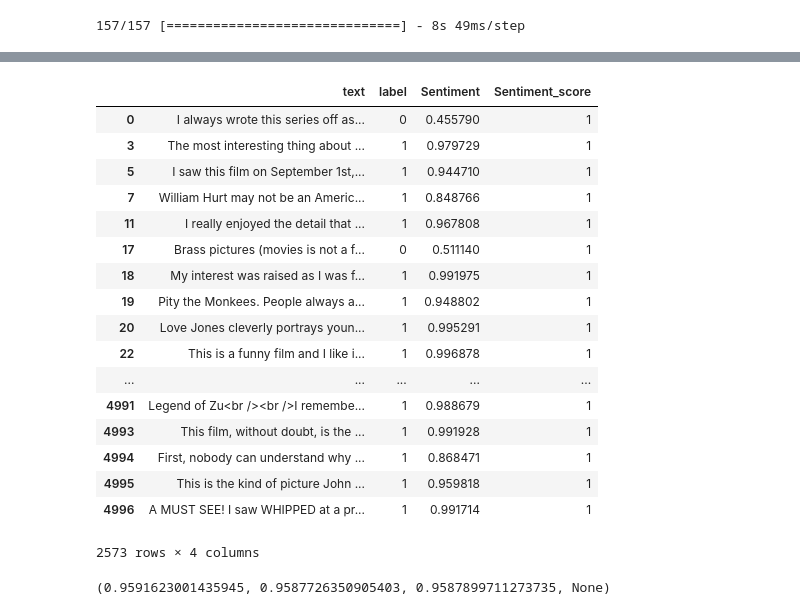
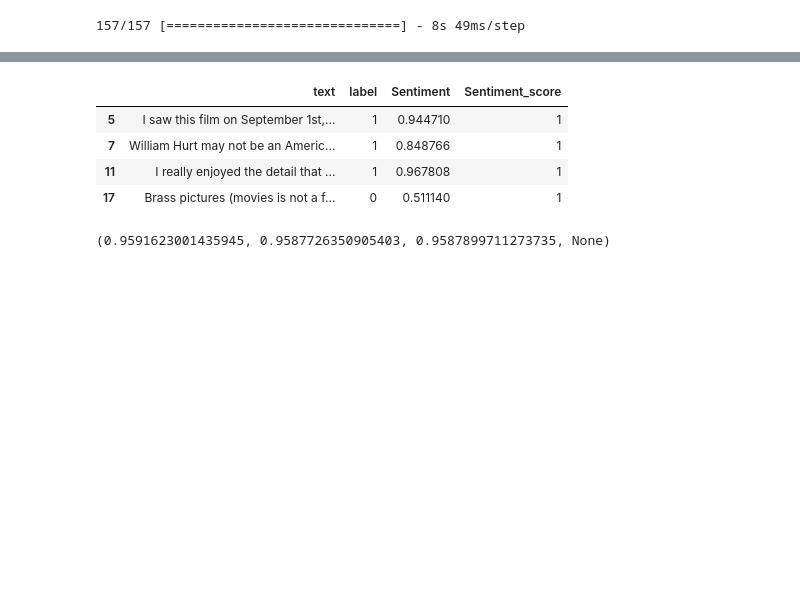
Before and after one commit to shettyprithvi/Data-Science-UA-Conference, a Jupyter notebook: Data Science UA Conference Workshop.ipynb, the cells around one changed output, grey strips where cells are left out. Drawn from its saved outputs; the diff is of its cells as text; code cells hidden in the pictures; blank space fills up the shorter version.

```diff
--- a/Data Science UA Conference Workshop.ipynb
+++ b/Data Science UA Conference Workshop.ipynb
@@ -264,26 +241,13 @@ test.head(10)
 # %%
 test['Sentiment_score']=np.where(test.Sentiment>=0.44,1,0)
 # %%
-test[test.Sentiment_score==1]
+test[test.Sentiment_score==1][2:6]
 # %% [output]
 |  | text | label | Sentiment | Sentiment_score |
-| 0 | I always wrote this series off as... | 0 | 0.455790 | 1 |
-| 3 | The most interesting thing about ... | 1 | 0.979729 | 1 |
 | 5 | I saw this film on September 1st,... | 1 | 0.944710 | 1 |
 | 7 | William Hurt may not be an Americ... | 1 | 0.848766 | 1 |
 | 11 | I really enjoyed the detail that ... | 1 | 0.967808 | 1 |
 | 17 | Brass pictures (movies is not a f... | 0 | 0.511140 | 1 |
-| 18 | My interest was raised as I was f... | 1 | 0.991975 | 1 |
-| 19 | Pity the Monkees. People always a... | 1 | 0.948802 | 1 |
-| 20 | Love Jones cleverly portrays youn... | 1 | 0.995291 | 1 |
-| 22 | This is a funny film and I like i... | 1 | 0.996878 | 1 |
-| ... | ... | ... | ... | ... |
-| 4991 | Legend of Zu<br /><br />I remembe... | 1 | 0.988679 | 1 |
-| 4993 | This film, without doubt, is the ... | 1 | 0.991928 | 1 |
-| 4994 | First, nobody can understand why ... | 1 | 0.868471 | 1 |
-| 4995 | This is the kind of picture John ... | 1 | 0.959818 | 1 |
-| 4996 | A MUST SEE! I saw WHIPPED at a pr... | 1 | 0.991714 | 1 |
-2573 rows × 4 columns
 # %%
 from sklearn.metrics import precision_recall_fscore_support, accuracy_score
 # %%
```
Also changed, not shown: parts of 3 cells of this notebook.
